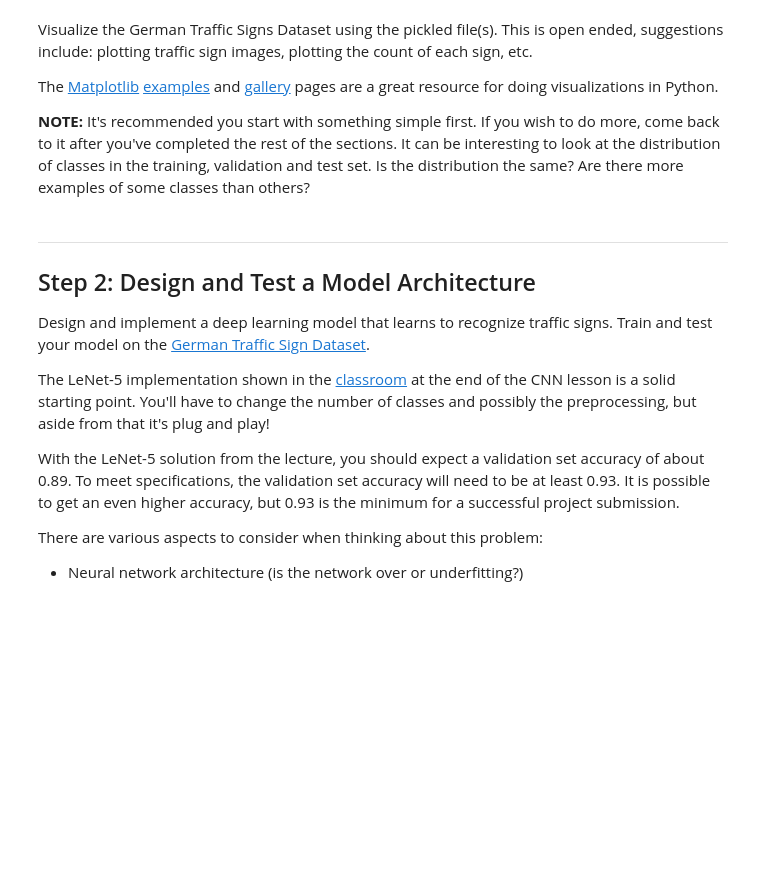
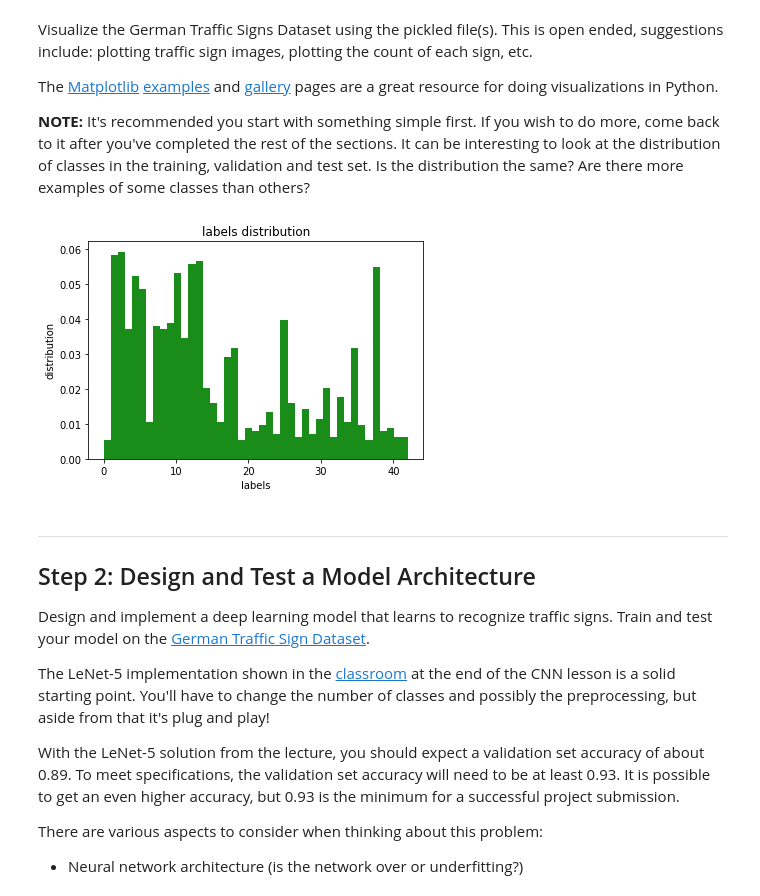
Before and after one commit to esearcher/Traffic-Sign-Classifier, a Jupyter notebook: Traffic_Sign_Classifier.ipynb, the cells around one changed output. Cells and saved outputs as stored; diff of their text form; code cells hidden in the pictures; blank space fills up the shorter version.

Commit message:
add exploratory visualization of the data set

```diff
--- a/Traffic_Sign_Classifier.ipynb
+++ b/Traffic_Sign_Classifier.ipynb
@@ -112,9 +112,20 @@ The [Matplotlib](http://matplotlib.org/) [examples](http://matplotlib.org/exampl
 # %%
 ### Data exploration visualization code goes here.
 ### Feel free to use as many code cells as needed.
 import matplotlib.pyplot as plt
 # Visualizations will be shown in the notebook.
 %matplotlib inline
+
+fig, ax = plt.subplots()
+
+ax.hist(y_train, n_classes, normed=1, histtype='bar', facecolor='g', alpha=0.9)
+ax.set_title('labels distribution')
+ax.set_xlabel('labels')
+ax.set_ylabel('distribution')
+
+plt.show()
+# %% [output]
+[figure, added]
 # %% [markdown]
 ----
 
```
